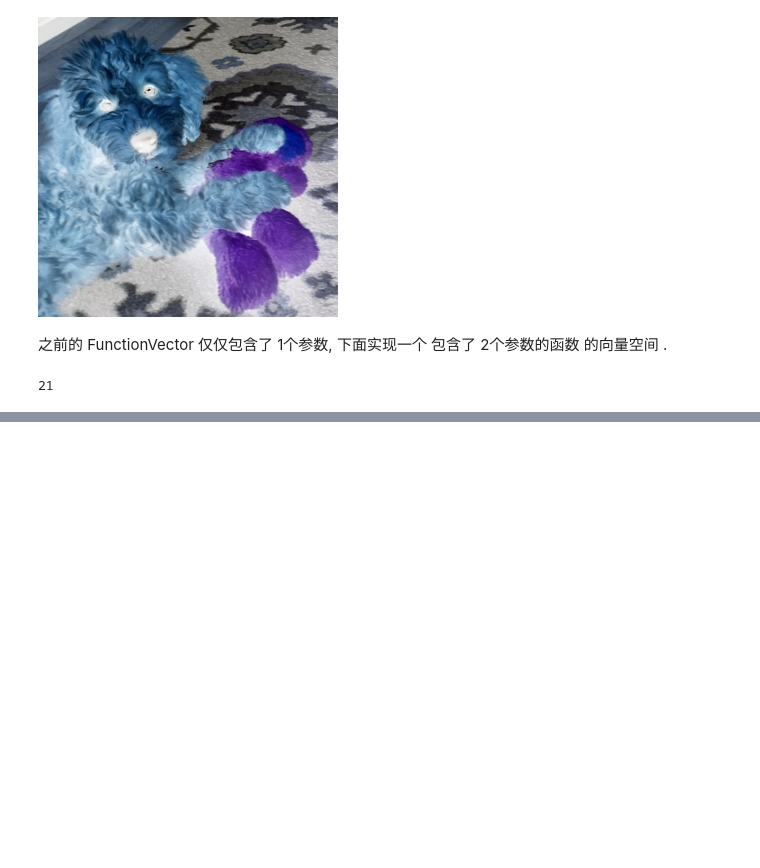
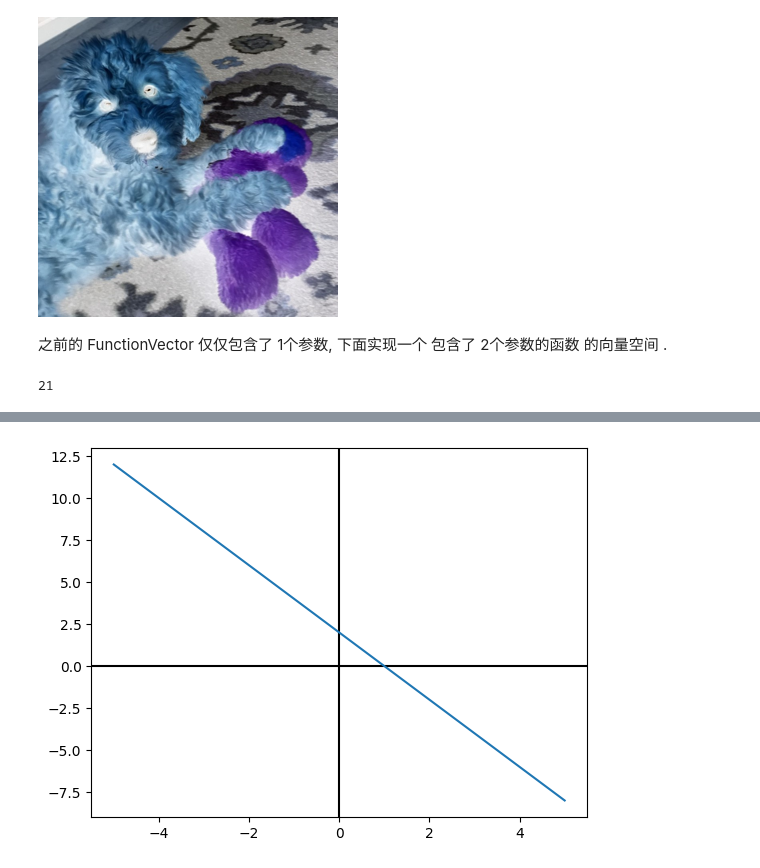
Before and after one commit to carl10086/dm-learning, a Jupyter notebook: dm-algebra/chapters/c6.ipynb, the cells around one changed output, grey strips where cells are left out. Saved outputs shown, nothing was run; the diff lists cells and outputs as text; code cells hidden in the pictures; blank space fills up the shorter version.

```diff
--- a/dm-algebra/chapters/c6.ipynb
+++ b/dm-algebra/chapters/c6.ipynb
@@ -14,7 +16,7 @@ from chapters.internal.tools.transform import add
 class Vector(metaclass=ABCMeta):
 
     @classmethod
-    @property[]
+    @property
     @abstractmethod
     def zero(cls):
         pass
@@ -575,0 +627,31 @@ f2(3, 4) + g2(3, 4)
+# %%
+class LinearFunction(Vector):
+    def __init__(self, a, b):
+        self.a = a
+        self.b = b
+
+    @classmethod
+    def zero(cls):
+        return LinearFunction(0, 0)
+
+    def scale(self, scalar: float):
+        return LinearFunction(self.a * scalar, self.b * scalar)
+
+    def add(self, other):
+        return LinearFunction(self.a + other.a, self.b + other.b)
+
+    def approximate_eq(self, o):
+        pass
+
+    def __call__(self, x):
+        return self.a * x + self.b
+
+
+# 于是画个 f(x) = -2x + 2
+plot(
+    [LinearFunction(-2, 2)],
+    -5,
+    5
+)
+# %% [output]
+[figure, added]
```
Also changed, not shown: parts of 23 cells of this notebook, 1 other file.
